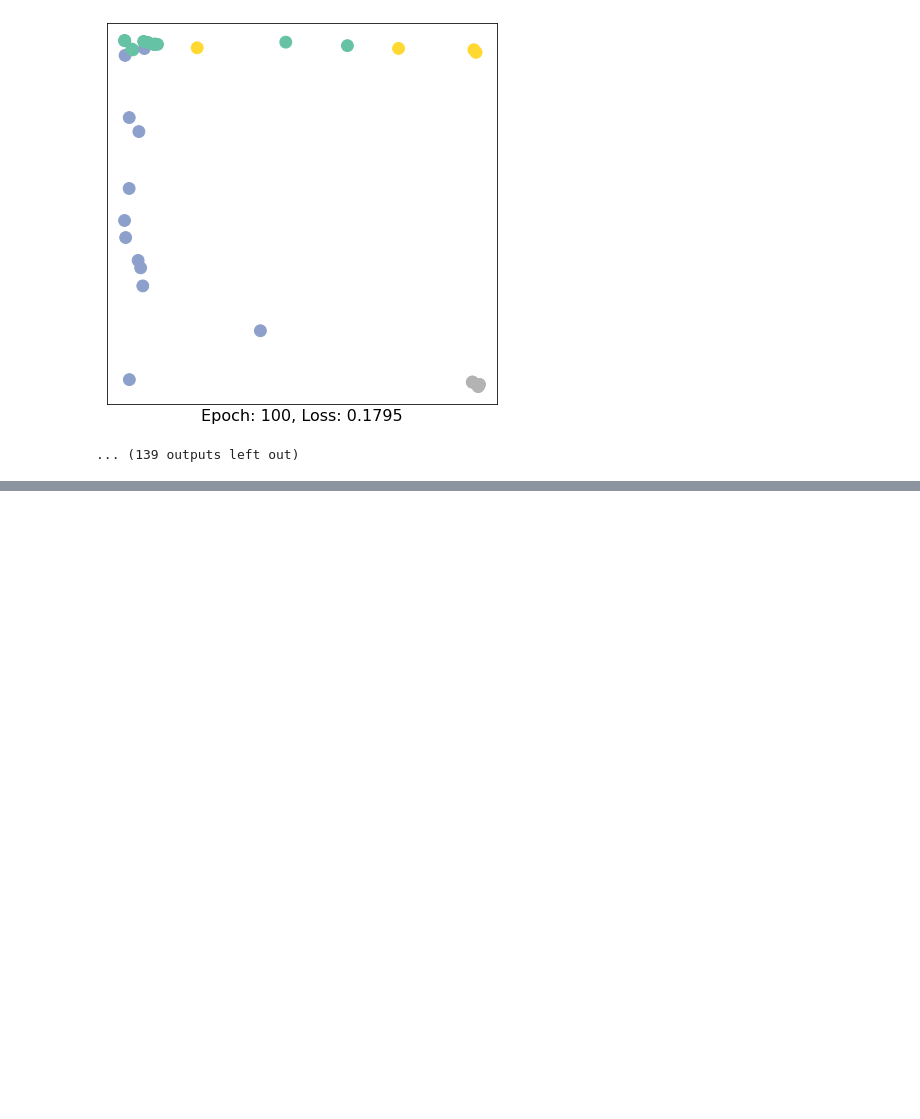
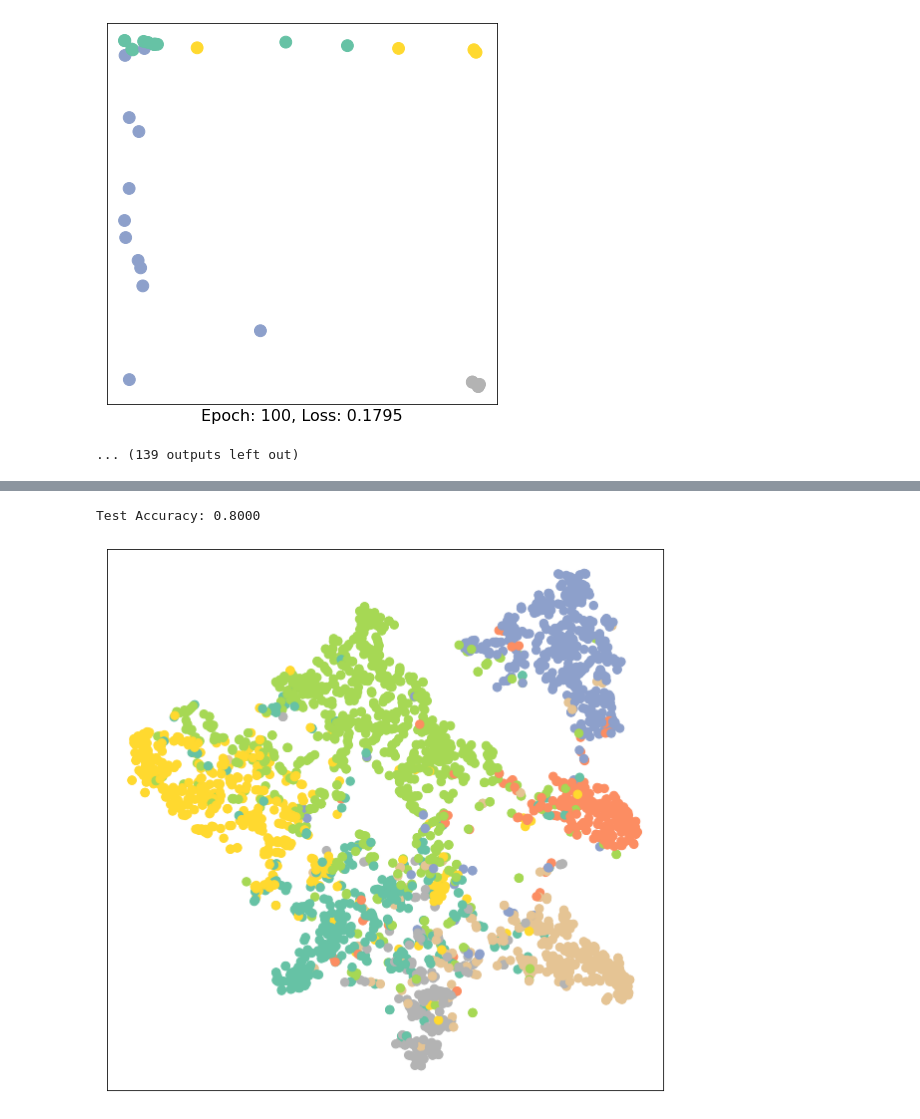
Before and after one commit to AJAkil/All-things-AI, a Jupyter notebook: GNN_intro_ptgeo_official_guide.ipynb, the cells around one changed output, grey strips where cells are left out. Drawn from its saved outputs; the diff is of its cells as text; code cells hidden in the pictures; blank space fills up the shorter version.

```diff
--- a/GNN_intro_ptgeo_official_guide.ipynb
+++ b/GNN_intro_ptgeo_official_guide.ipynb
@@ -227,0 +472,39 @@ for epoch in range(1500):
+# %%
+from torch_geometric.nn.conv.gcn2_conv import GCN2Conv
+from IPython.display import Javascript  # Restrict height of output cell.
+display(Javascript('''google.colab.output.setIframeHeight(0, true, {maxHeight: 300})'''))
+
+net = GCN_node_class(16)
+optimizer = torch.optim.Adam(net.parameters(), lr=0.01, weight_decay=5e-4)
+criterion = torch.nn.CrossEntropyLoss()
+
+def train():
+  net.train()
+  optimizer.zero_grad()
+  out = net(data.x, data.edge_index)
+
+  pred = out.argmax(dim=1)
+  get_accuracy(pred, data.val_mask, 'Train')
+
+  loss = criterion(out[data.train_mask], data.y[data.train_mask])
+  loss.backward()
+  optimizer.step()
+
+  return out, loss
+
+def validation():
+  net.eval()
+  out = net(data.x, data.edge_index)
+
+  pred = out.argmax(dim=1)
+  get_accuracy(pred, data.val_mask, 'Validation')
+
+  loss = criterion(out[data.val_mask], data.y[data.val_mask])
+
+  return out, loss
+
+def test():
+  net.eval()
+  out = net(data.x, data.edge_index)
+  pred = out.argmax(dim=1)
+  get_accuracy(pred, data.test_mask, 'Test')
@@ -227,0 +546,11 @@ for epoch in range(1500):
+# %%
+test()
+# %% [output]
+Test Accuracy: 0.8000
+# %%
+net.eval()
+
+out = net(data.x, data.edge_index)
+visualize(out, color=data.y)
+# %% [output]
+[figure, added]
```
Also changed, not shown: parts of 18 cells of this notebook.
